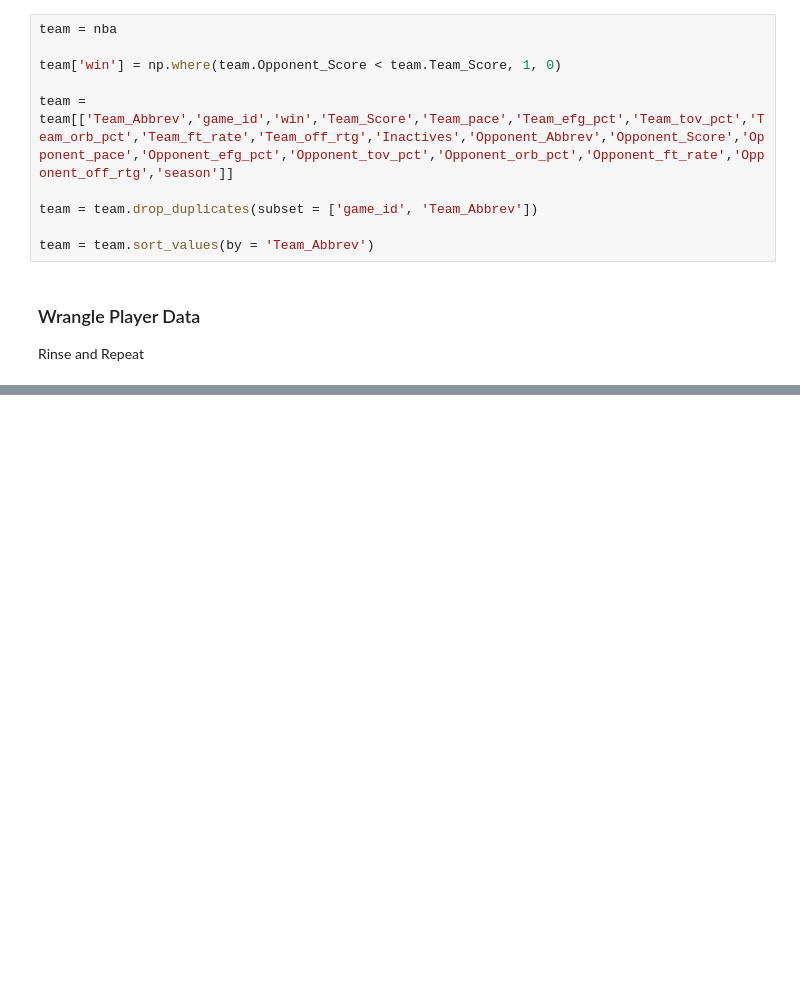
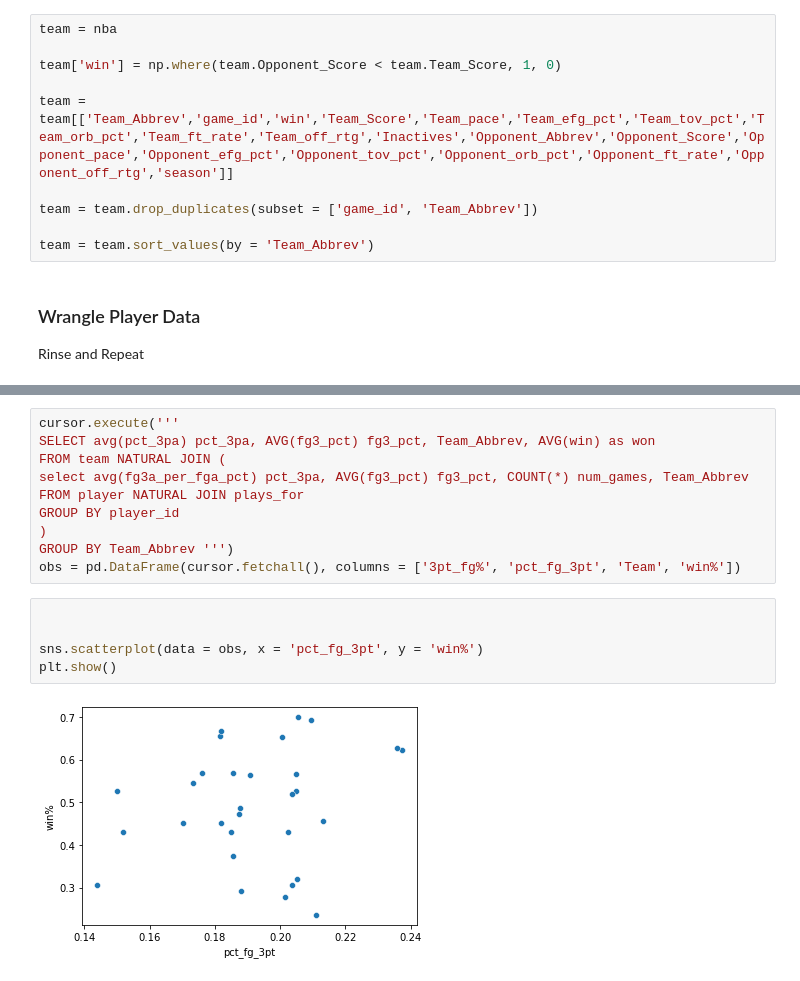
Before and after one commit to LiamWhitenack/CDS302FinalProject, a Jupyter notebook: Converting_Data_Notebook.ipynb, the cells around one changed output, grey strips where cells are left out. Saved outputs shown, nothing was run; the diff lists cells and outputs as text; blank space fills up the shorter version.

```diff
--- a/Converting_Data_Notebook.ipynb
+++ b/Converting_Data_Notebook.ipynb
@@ -204,0 +243,17 @@ cnn.close()
+# %%
+cursor.execute('''
+SELECT avg(pct_3pa) pct_3pa, AVG(fg3_pct) fg3_pct, Team_Abbrev, AVG(win) as won
+FROM team NATURAL JOIN (
+select avg(fg3a_per_fga_pct) pct_3pa, AVG(fg3_pct) fg3_pct, COUNT(*) num_games, Team_Abbrev
+FROM player NATURAL JOIN plays_for
+GROUP BY player_id
+)
+GROUP BY Team_Abbrev ''')
+obs = pd.DataFrame(cursor.fetchall(), columns = ['3pt_fg%', 'pct_fg_3pt', 'Team', 'win%'])
+# %%
+
+
+sns.scatterplot(data = obs, x = 'pct_fg_3pt', y = 'win%')
+plt.show()
+# %% [output]
+[figure, added]
```
Also changed, not shown: parts of 18 cells of this notebook, 1 other file.
